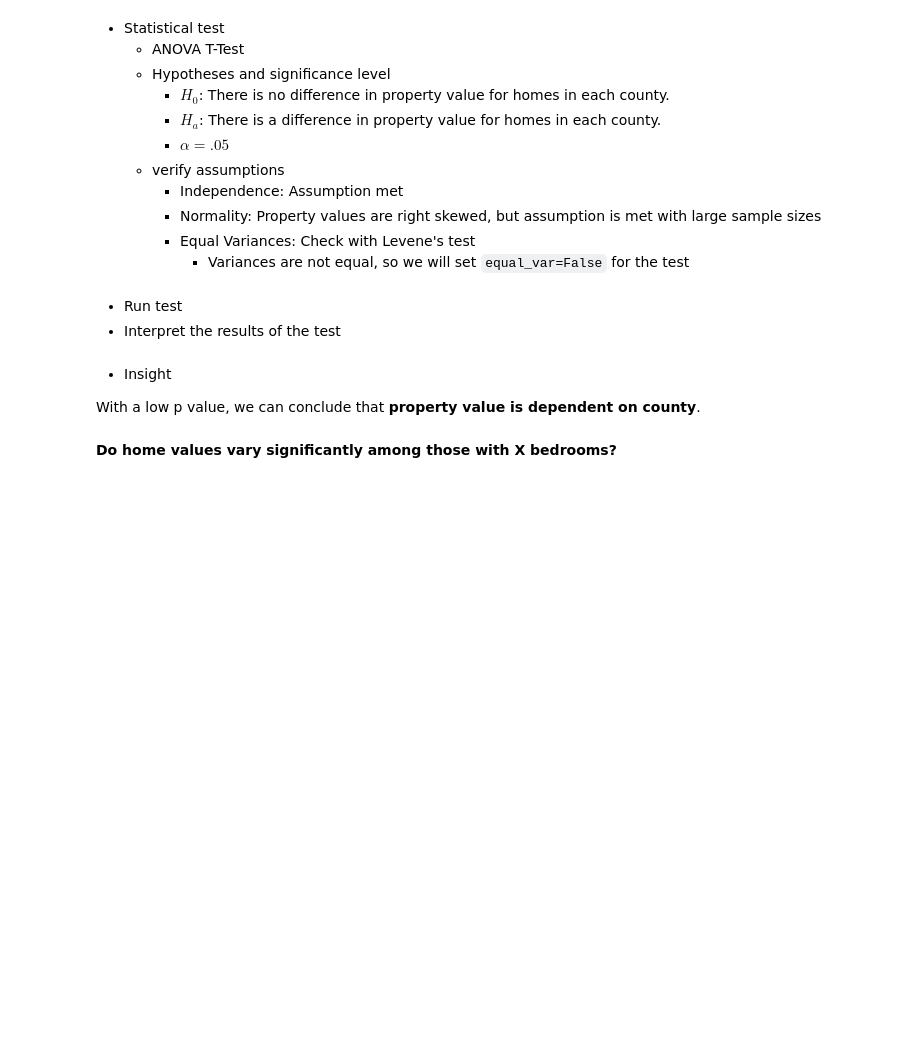
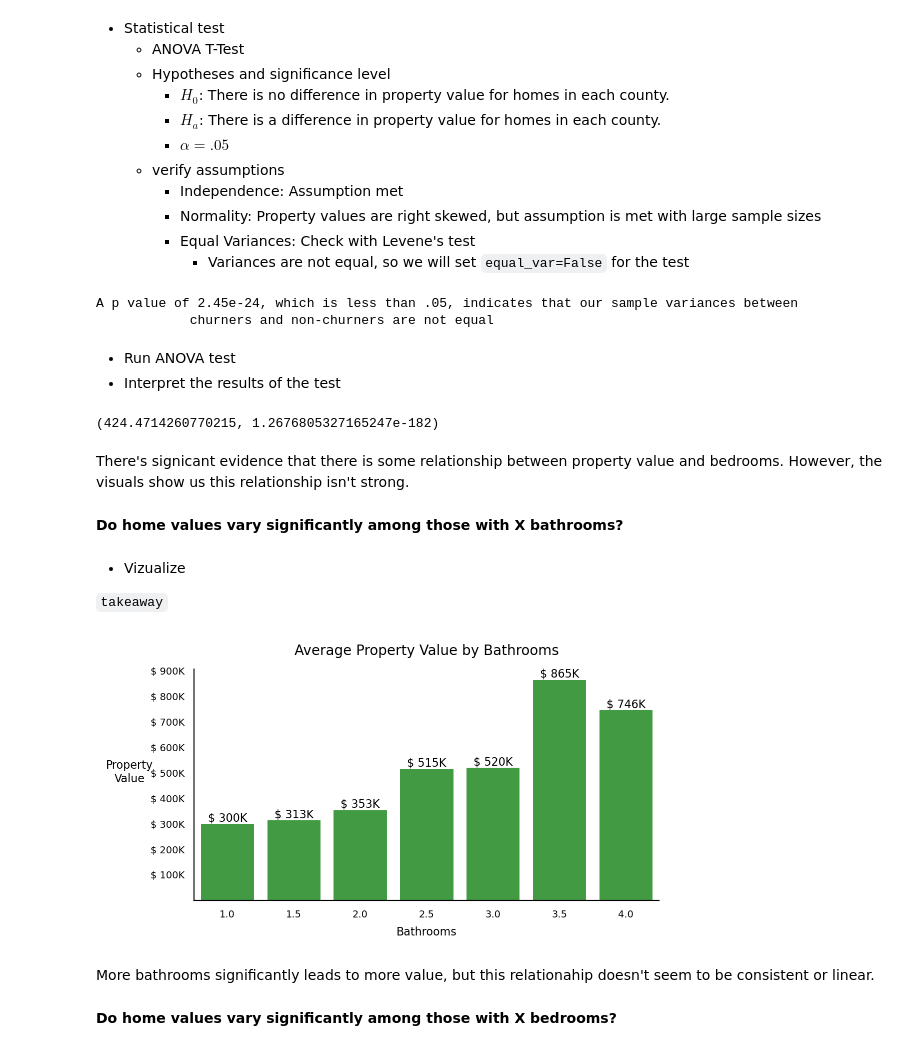
Before and after one commit to martin-reyes/project_regression_predict_property_value, a Jupyter notebook: final_report_template .ipynb, the cells around one changed output. Saved outputs shown, nothing was run; the diff lists cells and outputs as text; code cells hidden in the pictures; blank space fills up the shorter version.

```diff
--- a/final_report_template .ipynb
+++ b/final_report_template .ipynb
@@ -139,10 +144,36 @@ stats.f_oneway(samp1, samp2, samp3)
+# %%
+stat_levene, p_levene = stats.levene(train[train['county']=='LA']['property_value'],
+                                     train[train['county']=='Orange']['property_value'],
+                                     train[train['county']=='Ventura']['property_value'])
+print(f'''A p value of {p_levene:.2e}, which is less than .05, indicates that our sample variances between
+            churners and non-churners are not equal''')
+# %% [output]
+A p value of 2.45e-24, which is less than .05, indicates that our sample variances between
+            churners and non-churners are not equal
 # %% [markdown]
-* Run test
+* Run ANOVA test
 * Interpret the results of the test
-# %% [markdown]
-- Insight
-
-With a low p value, we can conclude that **property value is dependent on county**.
+# %%
+stat, p_val = stats.f_oneway(train[train['county']=='LA']['property_value'],
+                                     train[train['county']=='Orange']['property_value'],
+                                     train[train['county']=='Ventura']['property_value'])
+stat, p_val
+# %% [output]
+(424.4714260770215, 1.2676805327165247e-182)
+# %% [markdown]
+There's signicant evidence that there is some relationship between property value and bedrooms. However, the visuals show us this relationship isn't strong.
+# %% [markdown]
+**Do home values vary significantly among those with X bathrooms?**
+# %% [markdown]
+- Vizualize
+
+`takeaway`
+# %%
+e.plot_value_average_by_bathrooms(train, 'property_value', 'bathrooms')
+# %% [output]
+[figure, added]
+# %% [markdown]
+More bathrooms significantly leads to more value, but this relationahip doesn't seem to be consistent or linear.
 # %% [markdown]
 **Do home values vary significantly among those with X bedrooms?**
 # %% [markdown]
```
Also changed, not shown: parts of 30 cells of this notebook, 4 other files.
